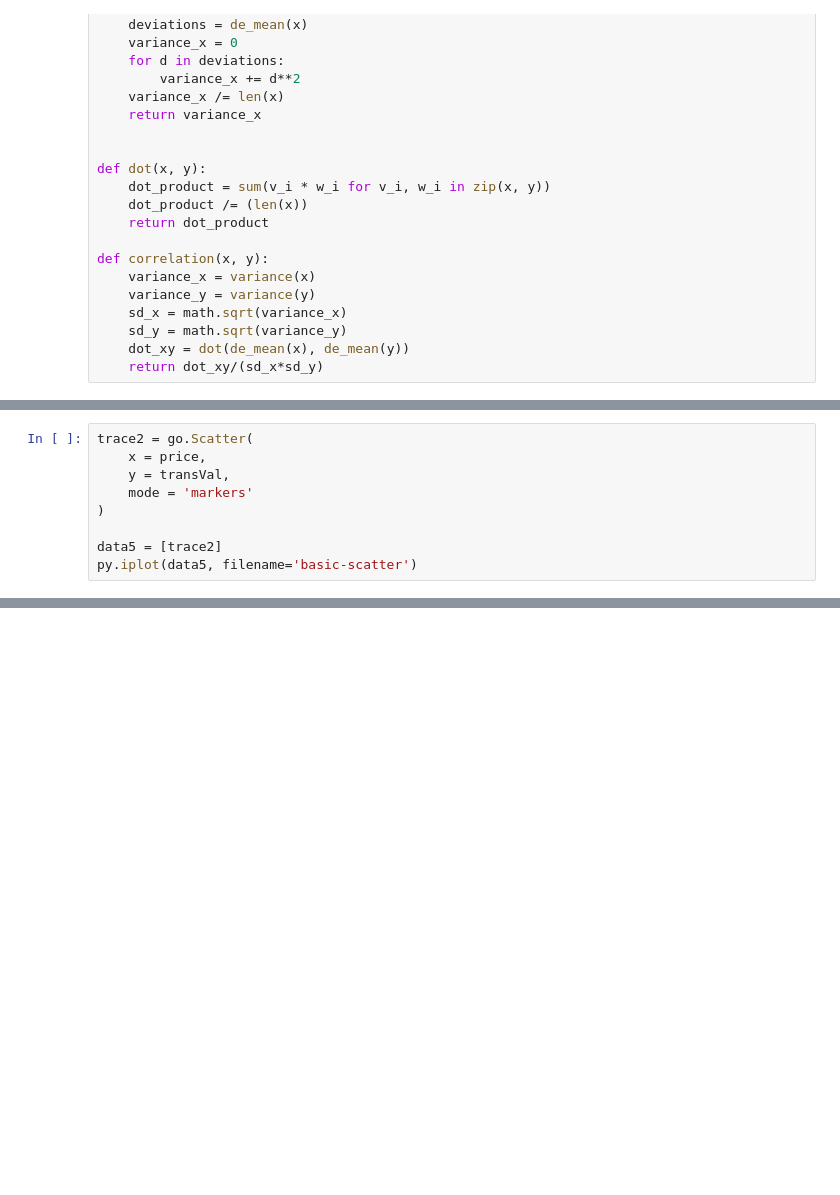
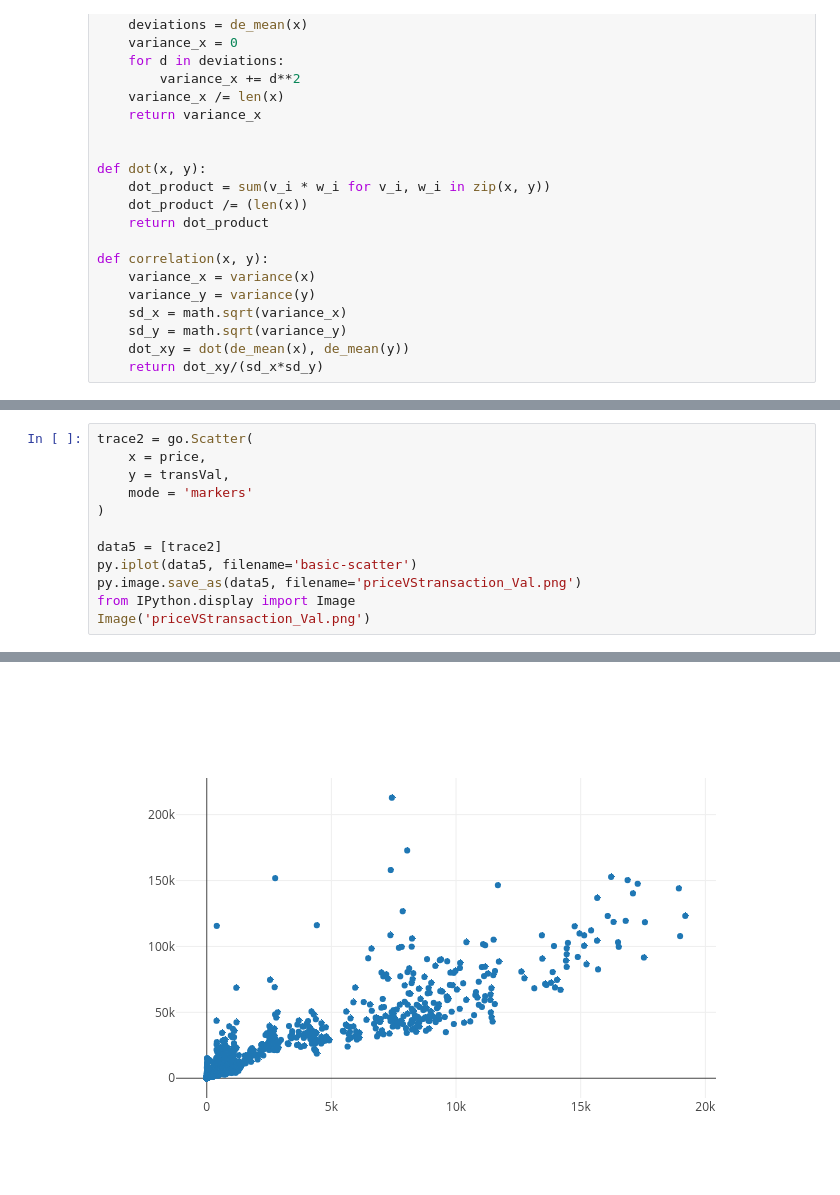
Before and after one commit to Yusei0910/blockchain_project, a Jupyter notebook: price&daily_transaction&transaction_value.ipynb, the cells around one changed output, grey strips where cells are left out. Saved outputs shown, nothing was run; the diff lists cells and outputs as text; blank space fills up the shorter version.

```diff
--- a/price&daily_transaction&transaction_value.ipynb
+++ b/price&daily_transaction&transaction_value.ipynb
@@ -176,4 +185,7 @@ trace2 = go.Scatter(
 
 data5 = [trace2]
 py.iplot(data5, filename='basic-scatter')
+py.image.save_as(data5, filename='priceVStransaction_Val.png')
+from IPython.display import Image
+Image('priceVStransaction_Val.png')
 # %% [output]
@@ -180,0 +192 @@ py.iplot(data5, filename='basic-scatter')
+[figure, added]
```
Also changed, not shown: parts of 6 cells of this notebook, 1 other file.
